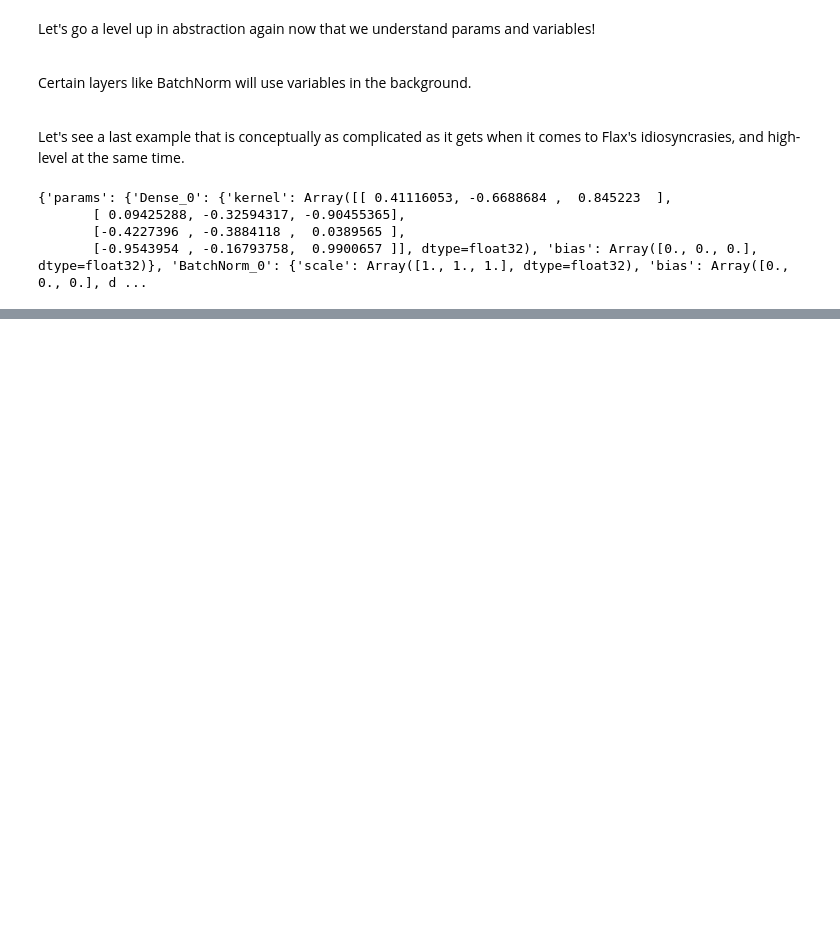
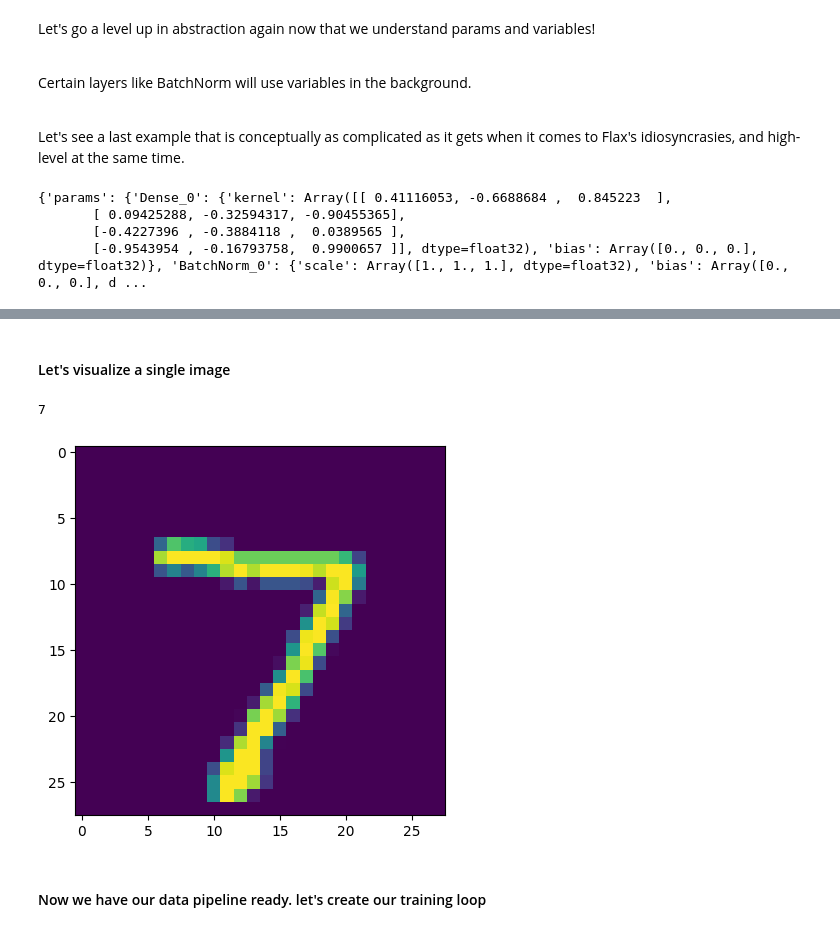
Before and after one commit to YashM246/JAX_Basics, a Jupyter notebook: 9_JAX_FLAX.ipynb, the cells around one changed output, grey strips where cells are left out. Saved outputs shown, nothing was run; the diff lists cells and outputs as text; code cells hidden in the pictures; blank space fills up the shorter version.

```diff
--- a/9_JAX_FLAX.ipynb
+++ b/9_JAX_FLAX.ipynb
@@ -404,0 +428,22 @@ y = eval_model.apply(variables, x)
+# %%
+def custom_transform(x):
+    # Input: (28,28) uint8 [0,255] torch.Tensor
+    # Output: (28,28,1) float32 [0,1] np.array
+    return np.expand_dims(np.array(x, dtype=jnp.float32), axis=2)/255
+
+def custom_collate_fn(batch):
+    transp_data = list(zip(*batch))
+
+    labels = np.array(transp_data[1])
+    imgs = np.stack(transp_data[0])
+
+    return imgs, labels
+
+mnist_img_size = (28, 28, 1)
+batch_size = 128
+# %%
+train_dataset = MNIST(root="train_data_mnist", train=True, download=False, transform=custom_transform)
+test_dataset = MNIST(root="test_data_mnist", train=False, download=False, transform=custom_transform)
+# %%
+train_loader = DataLoader(train_dataset, batch_size, shuffle=True, collate_fn=custom_collate_fn, drop_last=True)
+test_loader = DataLoader(test_dataset, batch_size, shuffle=False, collate_fn=custom_collate_fn, drop_last=True)
@@ -404,0 +460,15 @@ y = eval_model.apply(variables, x)
+# %% [markdown]
+#### Let's visualize a single image
+# %%
+imgs, lbls = next(iter(test_loader))
+img = imgs[0].reshape(mnist_img_size)[:,:,0]
+gt_lbl = lbls[0]
+# %%
+print(gt_lbl)
+plt.imshow(img)
+plt.show()
+# %% [output]
+7
+[figure, added]
+# %% [markdown]
+#### Now we have our data pipeline ready. let's create our training loop
```
Also changed, not shown: parts of 15 cells of this notebook.
